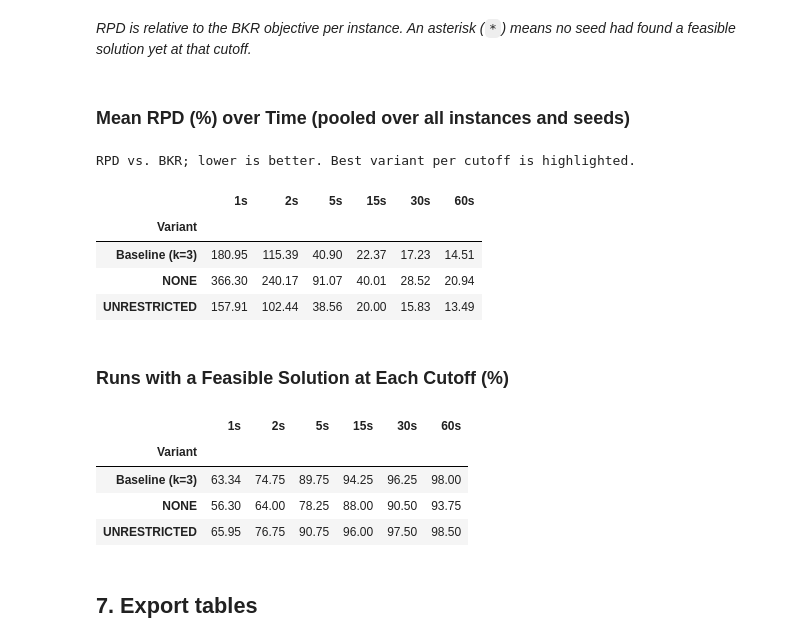
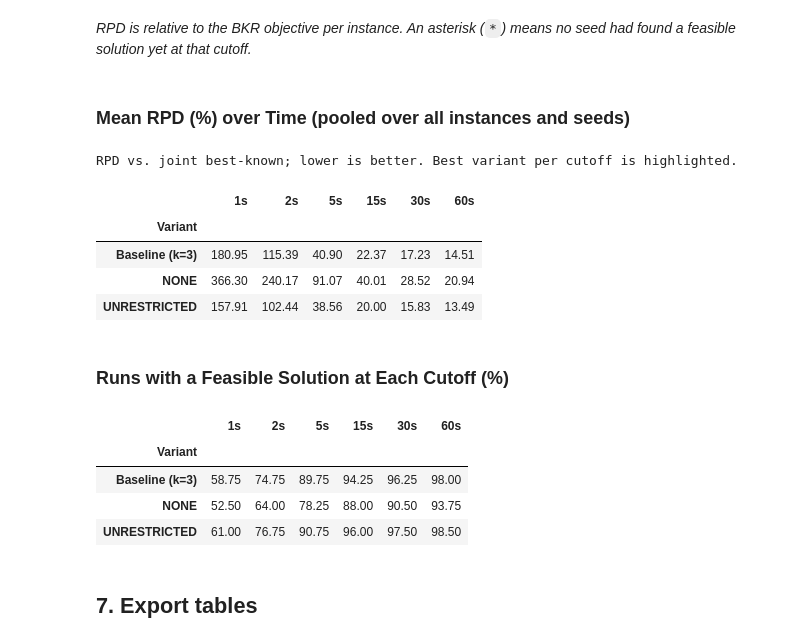
Before and after one commit to Willyllem88/MD-DARP-Research, a Jupyter notebook: experiments/notebooks/3_run_intra_route_comparison.ipynb, the cells around one changed output. Cells and saved outputs as stored; diff of their text form; code cells hidden in the pictures.

```diff
--- a/experiments/notebooks/3_run_intra_route_comparison.ipynb
+++ b/experiments/notebooks/3_run_intra_route_comparison.ipynb
@@ -722,46 +722,52 @@ summary_obj = (
 )
 
 # Share of runs that already have a feasible solution at each cutoff
+full_grid = pd.MultiIndex.from_product(
+    [VARIANT_ORDER, EXPECTED_INSTANCES, EXPECTED_SEEDS, TIME_CUTOFFS],
+    names=["variant", "instance", "seed", "t"],
+)
 summary_feas = (
-    long_df.groupby(["variant", "t"])["is_feasible"].mean().mul(100)
+    long_df.set_index(["variant", "instance", "seed", "t"])["is_feasible"]
+    .reindex(full_grid, fill_value=False)
+    .groupby(["variant", "t"]).mean().mul(100)
     .unstack("t")
     .reindex(index=VARIANT_ORDER, columns=TIME_CUTOFFS)
 )
 
 summary_obj.index.name = summary_feas.index.name = "Variant"
 summary_obj.columns = summary_feas.columns = [f"{t}s" for t in TIME_CUTOFFS]
 
 display(Markdown("### Mean RPD (%) over Time (pooled over all instances and seeds)"))
 display(
     summary_obj.style
     .format("{:.2f}")
     .highlight_min(axis=0, props="font-weight: bold; background-color: #d4edda;")
-    .set_caption("RPD vs. BKR; lower is better. Best variant per cutoff is highlighted.")
+    .set_caption("RPD vs. joint best-known; lower is better. Best variant per cutoff is highlighted.")
 )
 
 display(Markdown("### Runs with a Feasible Solution at Each Cutoff (%)"))
 display(
     summary_feas.style
     .format("{:.2f}")
     .highlight_max(axis=0, props="font-weight: bold; background-color: #d4edda;")
 )
 
 summary_obj.to_csv(COMPARISON_DIR / "time_cutoff_summary_objective.csv")
 summary_feas.to_csv(COMPARISON_DIR / "time_cutoff_summary_feasible_pct.csv")
 # %% [output]
 ### Mean RPD (%) over Time (pooled over all instances and seeds)
-RPD vs. BKR; lower is better. Best variant per cutoff is highlighted.
+RPD vs. joint best-known; lower is better. Best variant per cutoff is highlighted.
 |  | 1s | 2s | 5s | 15s | 30s | 60s |
 | Variant |  |  |  |  |  |  |
 | Baseline (k=3) | 180.95 | 115.39 | 40.90 | 22.37 | 17.23 | 14.51 |
 | NONE | 366.30 | 240.17 | 91.07 | 40.01 | 28.52 | 20.94 |
 | UNRESTRICTED | 157.91 | 102.44 | 38.56 | 20.00 | 15.83 | 13.49 |
 ### Runs with a Feasible Solution at Each Cutoff (%)
 |  | 1s | 2s | 5s | 15s | 30s | 60s |
 | Variant |  |  |  |  |  |  |
-| Baseline (k=3) | 63.34 | 74.75 | 89.75 | 94.25 | 96.25 | 98.00 |
-| NONE | 56.30 | 64.00 | 78.25 | 88.00 | 90.50 | 93.75 |
-| UNRESTRICTED | 65.95 | 76.75 | 90.75 | 96.00 | 97.50 | 98.50 |
+| Baseline (k=3) | 58.75 | 74.75 | 89.75 | 94.25 | 96.25 | 98.00 |
+| NONE | 52.50 | 64.00 | 78.25 | 88.00 | 90.50 | 93.75 |
+| UNRESTRICTED | 61.00 | 76.75 | 90.75 | 96.00 | 97.50 | 98.50 |
 # %% [markdown]
 ## 7. Export tables
 # %%
```
Also changed, not shown: parts of 2 cells of this notebook.
